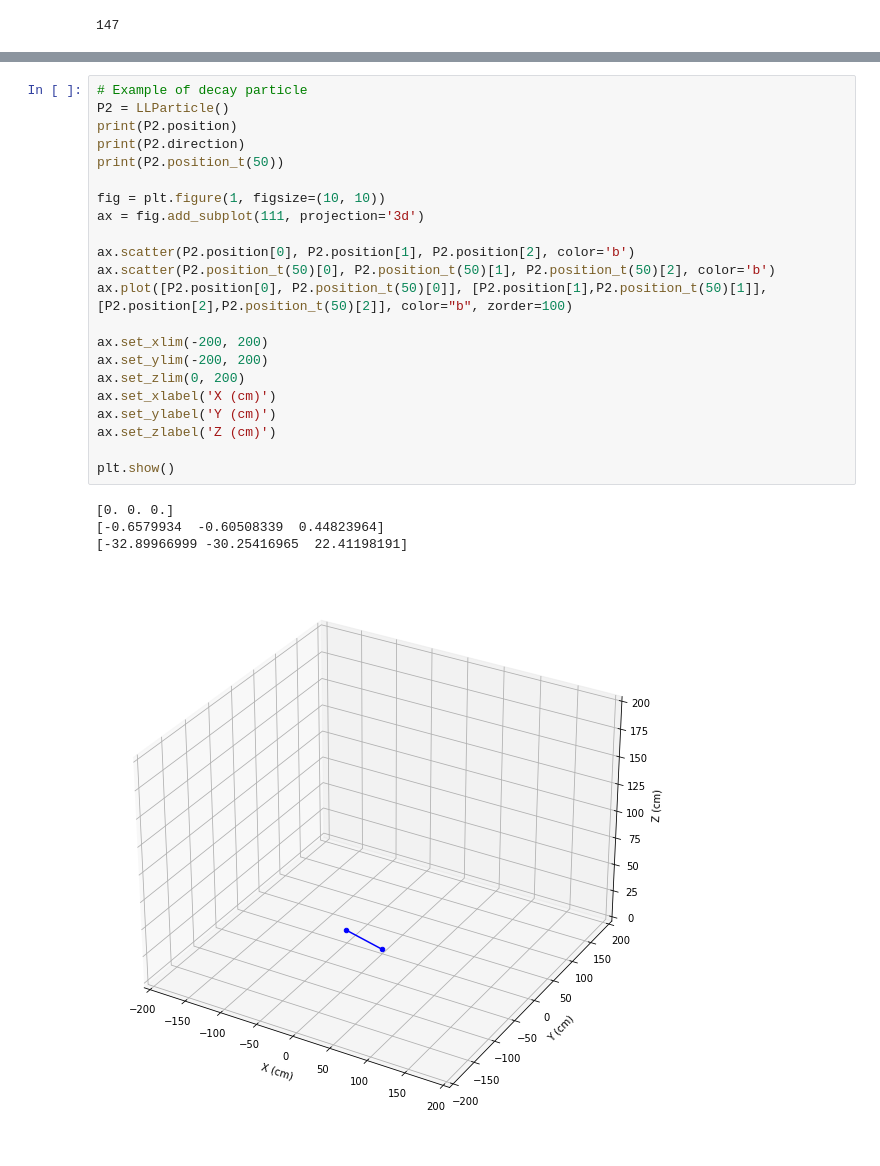
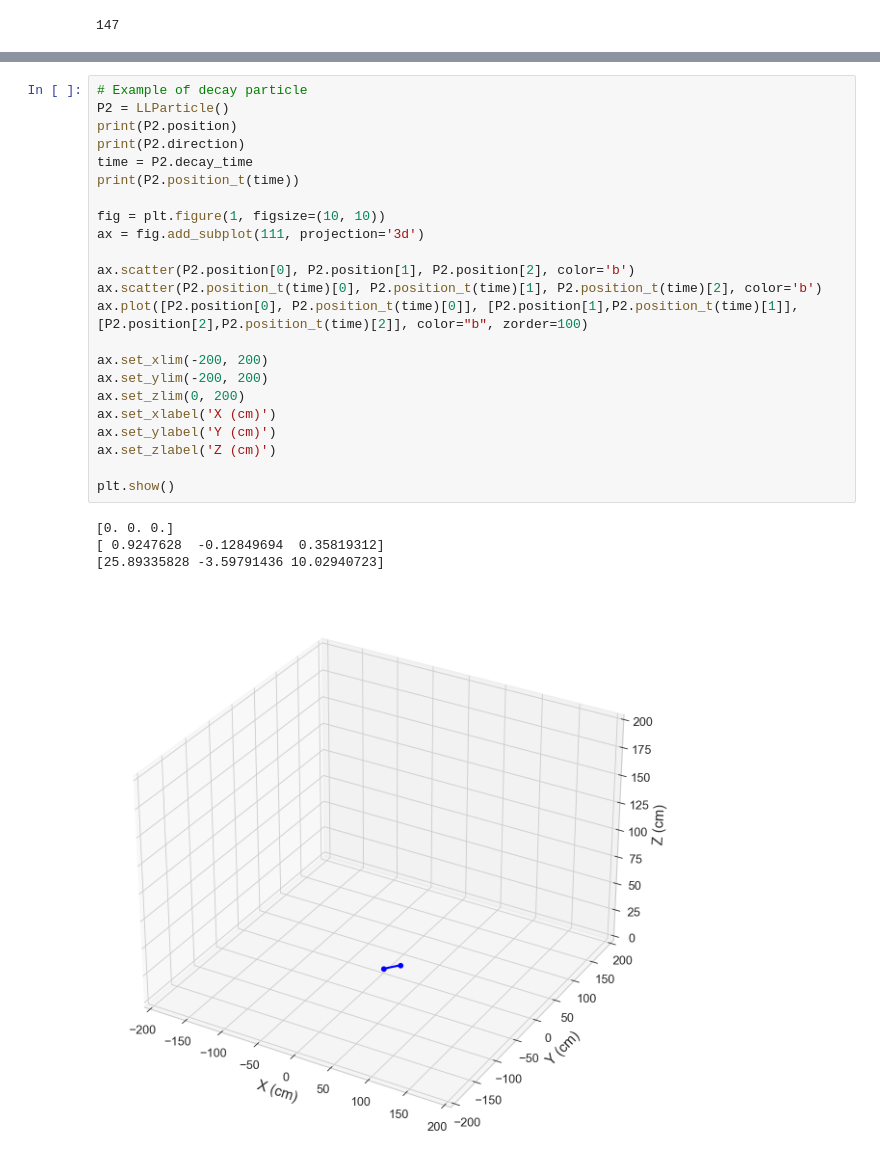
Before and after one commit to Xilicon02/FinalProject, a Jupyter notebook: Usage_Example.ipynb, the cells around one changed output, grey strips where cells are left out. Drawn from its saved outputs; the diff is of its cells as text.

```diff
--- a/Usage_Example.ipynb
+++ b/Usage_Example.ipynb
@@ -101,30 +98,31 @@ plt.show()
 # %%
 # Example of decay particle
 P2 = LLParticle()
 print(P2.position)
 print(P2.direction)
-print(P2.position_t(50))
+time = P2.decay_time
+print(P2.position_t(time))
 
 fig = plt.figure(1, figsize=(10, 10))
 ax = fig.add_subplot(111, projection='3d')
 
 ax.scatter(P2.position[0], P2.position[1], P2.position[2], color='b')
-ax.scatter(P2.position_t(50)[0], P2.position_t(50)[1], P2.position_t(50)[2], color='b')
-ax.plot([P2.position[0], P2.position_t(50)[0]], [P2.position[1],P2.position_t(50)[1]],[P2.position[2],P2.position_t(50)[2]], color="b", zorder=100)
+ax.scatter(P2.position_t(time)[0], P2.position_t(time)[1], P2.position_t(time)[2], color='b')
+ax.plot([P2.position[0], P2.position_t(time)[0]], [P2.position[1],P2.position_t(time)[1]],[P2.position[2],P2.position_t(time)[2]], color="b", zorder=100)
 
 ax.set_xlim(-200, 200)
 ax.set_ylim(-200, 200)
 ax.set_zlim(0, 200)
 ax.set_xlabel('X (cm)')
 ax.set_ylabel('Y (cm)')
 ax.set_zlabel('Z (cm)')
 
 plt.show()
 # %% [output]
 [0. 0. 0.]
-[-0.6579934  -0.60508339  0.44823964]
-[-32.89966999 -30.25416965  22.41198191]
+[ 0.9247628  -0.12849694  0.35819312]
+[25.89335828 -3.59791436 10.02940723]
-[figure, old version]
+[figure, new version]
 # %%
 P3, P4 = P2.decay()
 print(P3)
```
Also changed, not shown: parts of 5 cells of this notebook, 10 other files.
